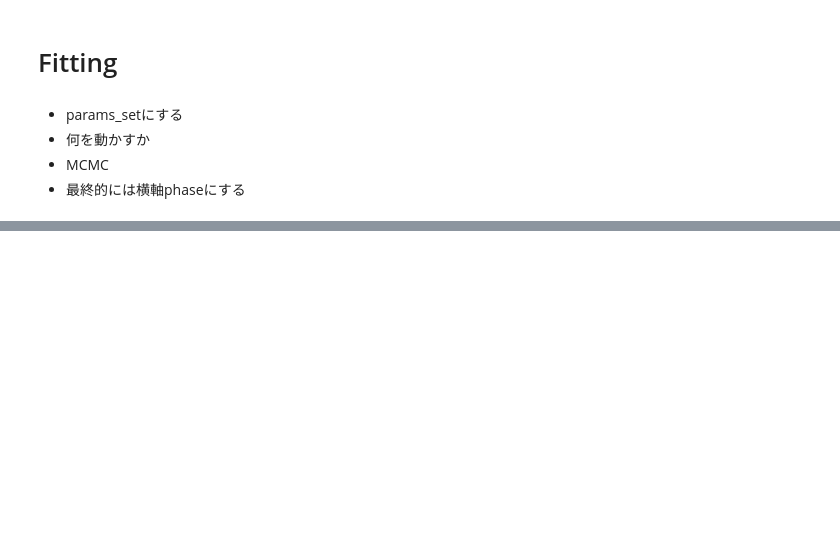
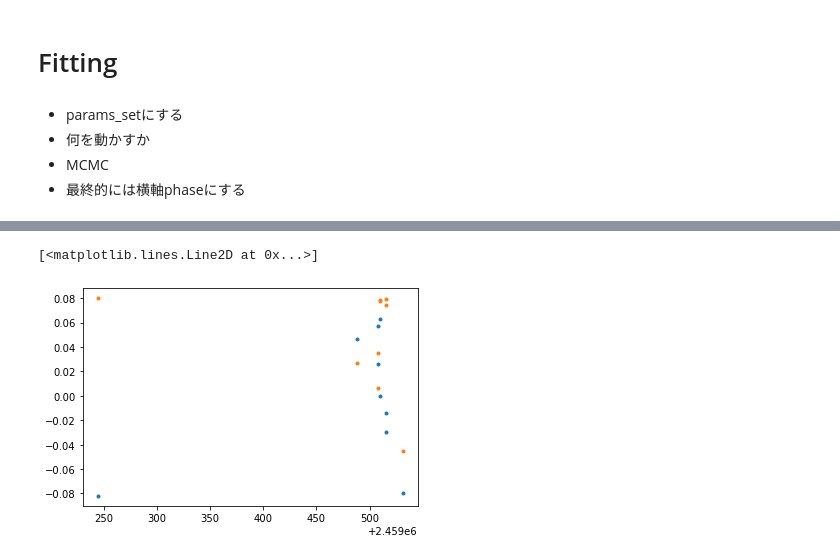
Before and after one commit to jpdeleon/toi1696, a Jupyter notebook: notebooks/RV analysis-2.ipynb, the cells around one changed output, grey strips where cells are left out. Cells and saved outputs as stored; diff of their text form; code cells hidden in the pictures; blank space fills up the shorter version.

```diff
--- a/notebooks/RV analysis-2.ipynb
+++ b/notebooks/RV analysis-2.ipynb
@@ -77,0 +94,7 @@ RVの精度が悪いことを考えると、iとかMsとかは固定がいいの
+# %%
+def rv_model_K(K, t0, p, tm):
+    rv = K* np.sin(2 * np.pi / p * (tm-t0))
+    return rv
+# %%
+RV_model_dot=rv_model_K(0.08, T0, P, df['bjd'])
+RV_model_dot
@@ -77,0 +112,6 @@ RVの精度が悪いことを考えると、iとかMsとかは固定がいいの
+# %%
+pl.plot(df['bjd'], df['rv'], '.')
+pl.plot(df['bjd'], RV_model_dot, '.')
+# %% [output]
+[<matplotlib.lines.Line2D at 0x...>]
+[figure, added]
```
Also changed, not shown: parts of 13 cells of this notebook, 2 other files.
